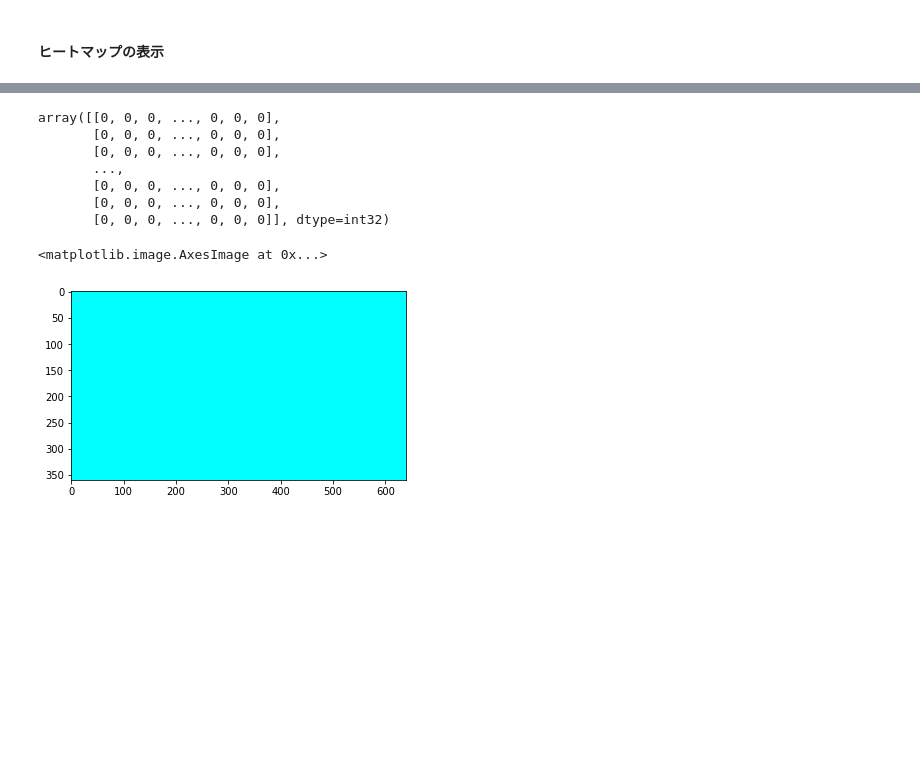
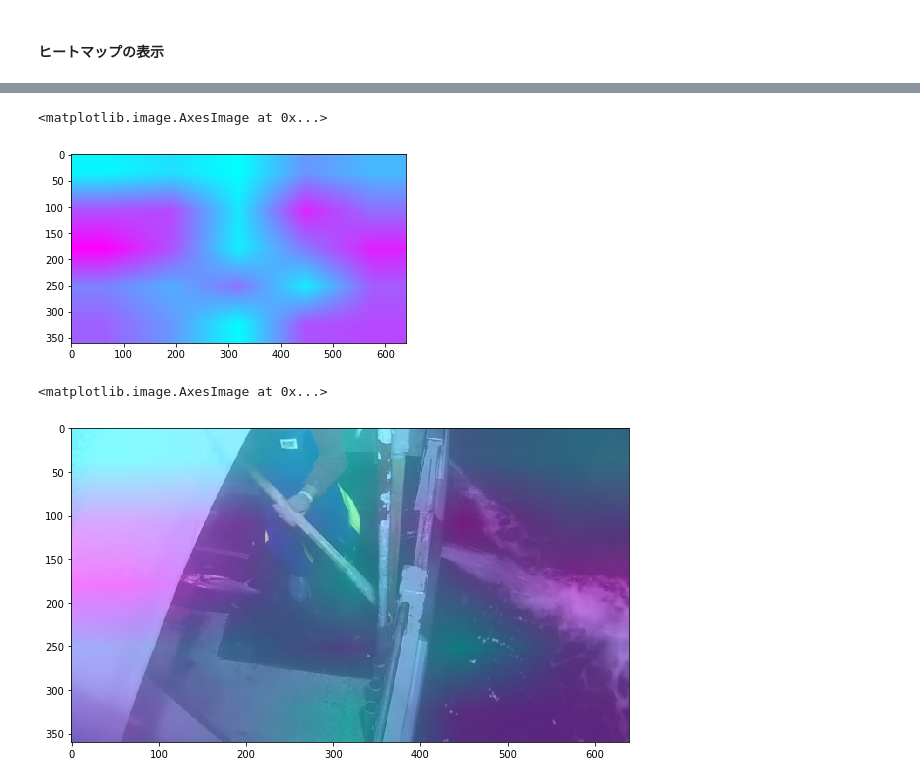
Before and after one commit to nmurakami0/fast_ai_study, a Jupyter notebook: my_lesson_7.ipynb, the cells around one changed output, grey strips where cells are left out. Saved outputs shown, nothing was run; the diff lists cells and outputs as text; code cells hidden in the pictures; blank space fills up the shorter version.

```diff
--- a/my_lesson_7.ipynb
+++ b/my_lesson_7.ipynb
@@ -1215,18 +1364,14 @@ import torchvision.transforms.functional as F
 # %%
-cm = F.resize(F.to_pil_image(heat_image.data.unsqueeze(0)), [360, 640])
+cm = visioinF.resize(visioinF.to_pil_image(heat_image.data.unsqueeze(0)), [360, 640])
 # %%
-# グレースケースなので0列目を落とす
-F.to_tensor(cm).squeeze(0).int().numpy()
+plt.imshow(visioinF.to_tensor(cm).squeeze(0).numpy(), cmap="cool")
 # %% [output]
-array([[0, 0, 0, ..., 0, 0, 0],
-       [0, 0, 0, ..., 0, 0, 0],
-       [0, 0, 0, ..., 0, 0, 0],
-       ...,
-       [0, 0, 0, ..., 0, 0, 0],
-       [0, 0, 0, ..., 0, 0, 0],
-       [0, 0, 0, ..., 0, 0, 0]], dtype=int32)
+<matplotlib.image.AxesImage at 0x...>
+[figure, added]
-# %%
-plt.imshow(F.to_tensor(cm).squeeze(0).int().numpy(), cmap="cool")
-# %% [output]
-<matplotlib.image.AxesImage at 0x...>
-[figure, removed]
+# %%
+plt.figure(figsize=(10,10))
+plt.imshow(datasets.ImageFolder(os.path.join(path, 'valid'), transforms.Compose([transforms.Resize([360, 640])]))[1][0])
+plt.imshow(visioinF.to_tensor(cm).squeeze(0).numpy(), cmap="cool", alpha=0.5)
+# %% [output]
+<matplotlib.image.AxesImage at 0x...>
+[figure, added]
```
Also changed, not shown: parts of 25 cells of this notebook.
